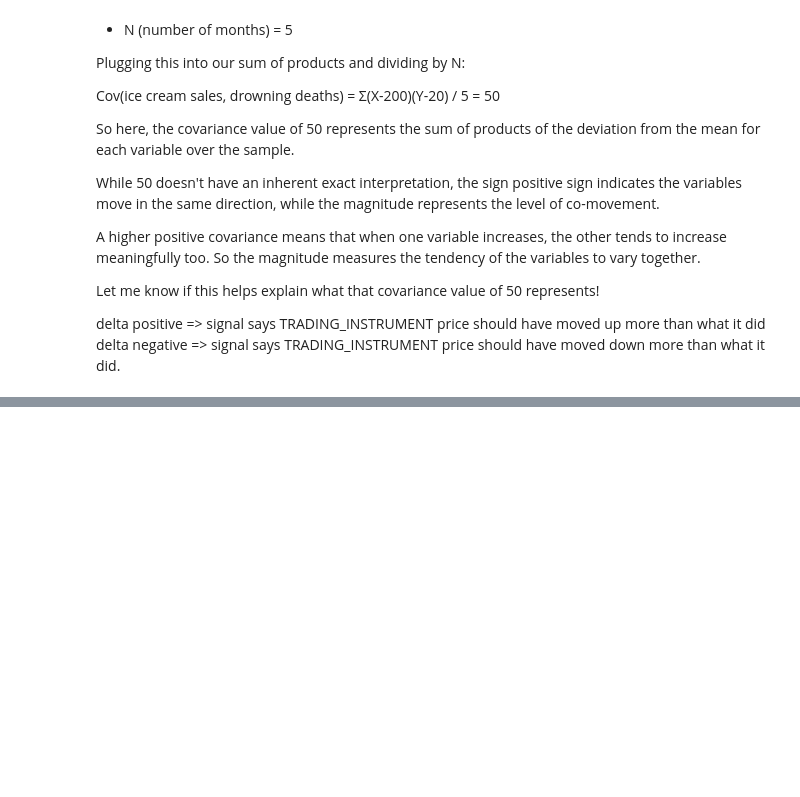
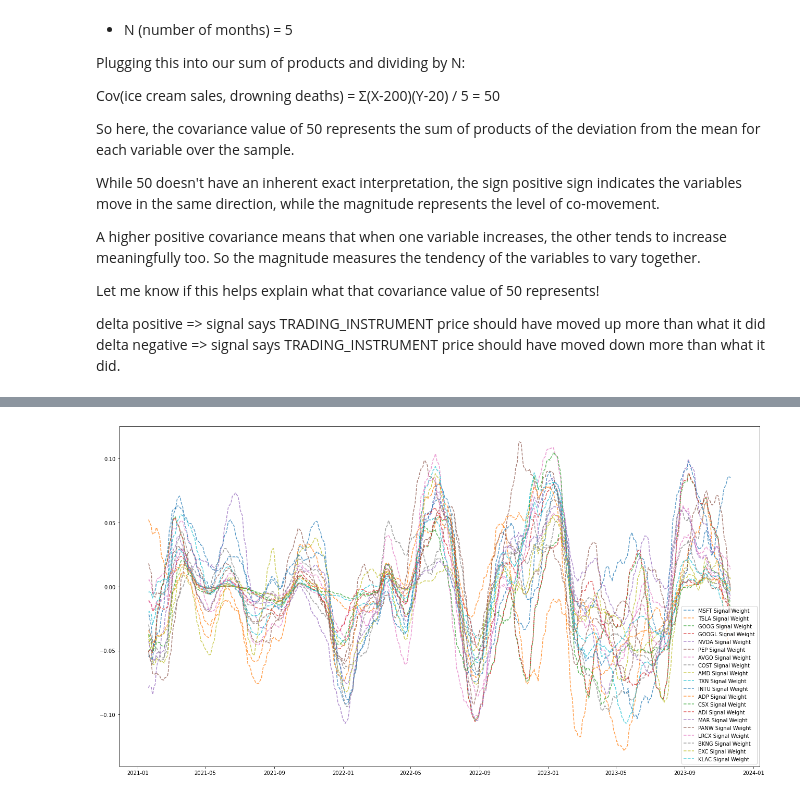
Before and after one commit to adamd1985/quant_research, a Jupyter notebook: startarb-quant.ipynb, the cells around one changed output, grey strips where cells are left out. Saved outputs shown, nothing was run; the diff lists cells and outputs as text; code cells hidden in the pictures; blank space fills up the shorter version.

```diff
--- a/startarb-quant.ipynb
+++ b/startarb-quant.ipynb
@@ -375,0 +250,11 @@ plt.show()
+# %%
+weights = 0
+delta_projected = 0
+for ticker in LEADS:
+    corr_abs = abs(arb_df[f"{ticker}_corr"].fillna(0))
+    weights += corr_abs
+    arb_df[f"{ticker}_emas_act_w"] = arb_df[f"{ticker}_emas_act"].fillna(0) * corr_abs
+    delta_projected += arb_df[f"{ticker}_emas_act_w"]
+
+weights = weights.replace(0, 1)
+weights.dropna().iloc[ARB_WINDOW:]
@@ -375,0 +377,16 @@ plt.show()
+# %%
+plt.figure(figsize=(22, 12))
+
+for ticker in LEADS:
+    plt.plot(
+        arb_df.iloc[ARB_WINDOW:].index,
+        arb_df[f"{ticker}_emas_act_w"].iloc[ARB_WINDOW:].rolling(MA_WINDOW).mean(),
+        label=f"{ticker} Signal Weight",
+        alpha=0.75,
+        linestyle="--",
+    )
+
+plt.legend()
+plt.show()
+# %% [output]
+[figure, added]
```
Also changed, not shown: parts of 15 cells of this notebook, 1 other file.
